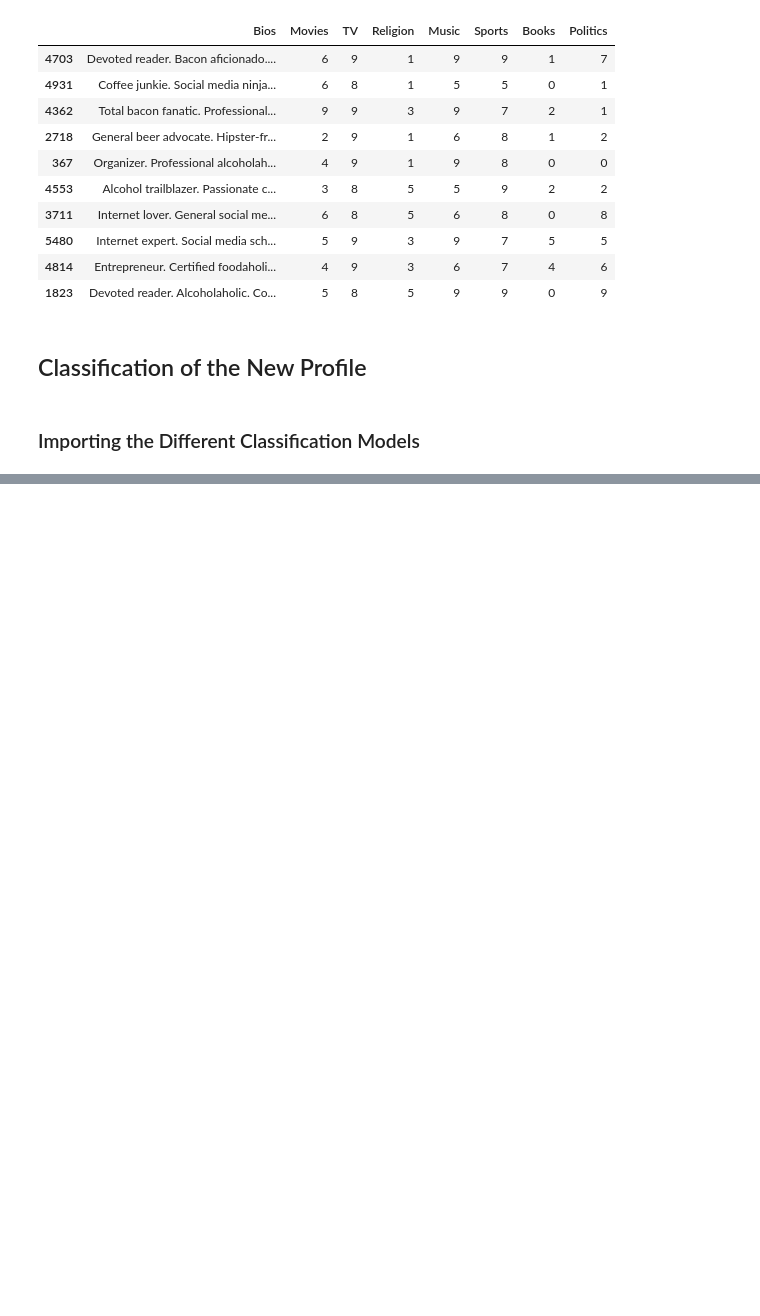
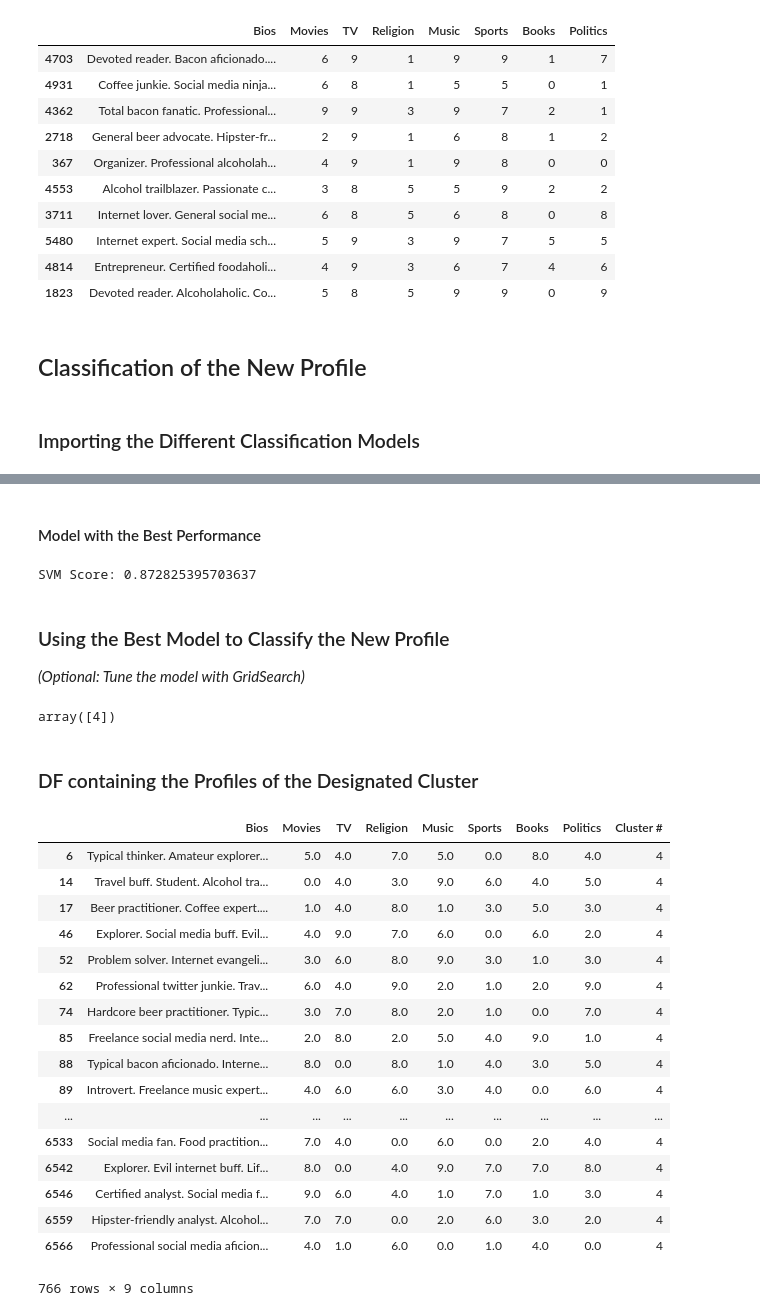
Before and after one commit to marcosan93/AI-Matchmaker, a Jupyter notebook: Adding-New-Dating-Profile.ipynb, the cells around one changed output, grey strips where cells are left out. Saved outputs shown, nothing was run; the diff lists cells and outputs as text; code cells hidden in the pictures; blank space fills up the shorter version.

Commit message:
almost finished with classification of the new data

```diff
--- a/Adding-New-Dating-Profile.ipynb
+++ b/Adding-New-Dating-Profile.ipynb
@@ -349,0 +363,5 @@ from xgboost import XGBClassifier
+# %%
+# Scaling the Data
+scaler = MinMaxScaler()
+
+X = pd.DataFrame(scaler.fit_transform(X), index=X.index, columns=X.columns)
@@ -349,0 +377,9 @@ from xgboost import XGBClassifier
+# %%
+# Vectorizing the new data
+vect_new_prof = vectorizer.transform(new_profile['Bios'])
+
+# Quick DF of the vectorized words
+new_vect_w = pd.DataFrame(vect_new_prof.toarray(), columns=vectorizer.get_feature_names(), index=new_profile.index)
+
+# Concatenating the DFs for the new profile data
+new_vect_prof = pd.concat([new_profile, new_vect_w], 1).drop('Bios', 1)
@@ -405,0 +402,18 @@ model_pipelines = dict(zip(models, pipelines))
+# %%
+# Dummy
+dummy = DummyClassifier(strategy='stratified')
+
+# KNN
+knn = KNeighborsClassifier()
+
+# SVM
+svm = SVC()
+
+# List of models
+models = [dummy, knn, svm]
+
+# List of model names
+names = ['Dummy', 'KNN', 'SVM']
+
+# Zipping the lists
+classifiers = dict(zip(names, models))
@@ -405,0 +449,44 @@ model_pipelines = dict(zip(models, pipelines))
+# %% [markdown]
+#### Model with the Best Performance
+# %%
+print(max(models_f1, key=models_f1.get), 'Score:', max(models_f1.values()))
+# %% [output]
+SVM Score: 0.872825395703637
+# %% [markdown]
+### Using the Best Model to Classify the New Profile
+_(Optional: Tune the model with GridSearch)_
+# %%
+# Fitting the model
+svm.fit(X, y)
+
+# Predicting the New Profile data by determining which Cluster it would belong to
+designated_cluster = svm.predict(new_vect_prof)
+
+designated_cluster
+# %% [output]
+array([4])
+# %% [markdown]
+### DF containing the Profiles of the Designated Cluster
+# %%
+des_cluster = cluster_df[cluster_df['Cluster #']==designated_cluster[0]]
+
+des_cluster
+# %% [output]
+|  | Bios | Movies | TV | Religion | Music | Sports | Books | Politics | Cluster # |
+| 6 | Typical thinker. Amateur explorer... | 5.0 | 4.0 | 7.0 | 5.0 | 0.0 | 8.0 | 4.0 | 4 |
+| 14 | Travel buff. Student. Alcohol tra... | 0.0 | 4.0 | 3.0 | 9.0 | 6.0 | 4.0 | 5.0 | 4 |
+| 17 | Beer practitioner. Coffee expert.... | 1.0 | 4.0 | 8.0 | 1.0 | 3.0 | 5.0 | 3.0 | 4 |
+| 46 | Explorer. Social media buff. Evil... | 4.0 | 9.0 | 7.0 | 6.0 | 0.0 | 6.0 | 2.0 | 4 |
+| 52 | Problem solver. Internet evangeli... | 3.0 | 6.0 | 8.0 | 9.0 | 3.0 | 1.0 | 3.0 | 4 |
+| 62 | Professional twitter junkie. Trav... | 6.0 | 4.0 | 9.0 | 2.0 | 1.0 | 2.0 | 9.0 | 4 |
+| 74 | Hardcore beer practitioner. Typic... | 3.0 | 7.0 | 8.0 | 2.0 | 1.0 | 0.0 | 7.0 | 4 |
+| 85 | Freelance social media nerd. Inte... | 2.0 | 8.0 | 2.0 | 5.0 | 4.0 | 9.0 | 1.0 | 4 |
+| 88 | Typical bacon aficionado. Interne... | 8.0 | 0.0 | 8.0 | 1.0 | 4.0 | 3.0 | 5.0 | 4 |
+| 89 | Introvert. Freelance music expert... | 4.0 | 6.0 | 6.0 | 3.0 | 4.0 | 0.0 | 6.0 | 4 |
+| ... | ... | ... | ... | ... | ... | ... | ... | ... | ... |
+| 6533 | Social media fan. Food practition... | 7.0 | 4.0 | 0.0 | 6.0 | 0.0 | 2.0 | 4.0 | 4 |
+| 6542 | Explorer. Evil internet buff. Lif... | 8.0 | 0.0 | 4.0 | 9.0 | 7.0 | 7.0 | 8.0 | 4 |
+| 6546 | Certified analyst. Social media f... | 9.0 | 6.0 | 4.0 | 1.0 | 7.0 | 1.0 | 3.0 | 4 |
+| 6559 | Hipster-friendly analyst. Alcohol... | 7.0 | 7.0 | 0.0 | 2.0 | 6.0 | 3.0 | 2.0 | 4 |
+| 6566 | Professional social media aficion... | 4.0 | 1.0 | 6.0 | 0.0 | 1.0 | 4.0 | 0.0 | 4 |
+766 rows × 9 columns
```
Also changed, not shown: parts of 15 cells of this notebook.
